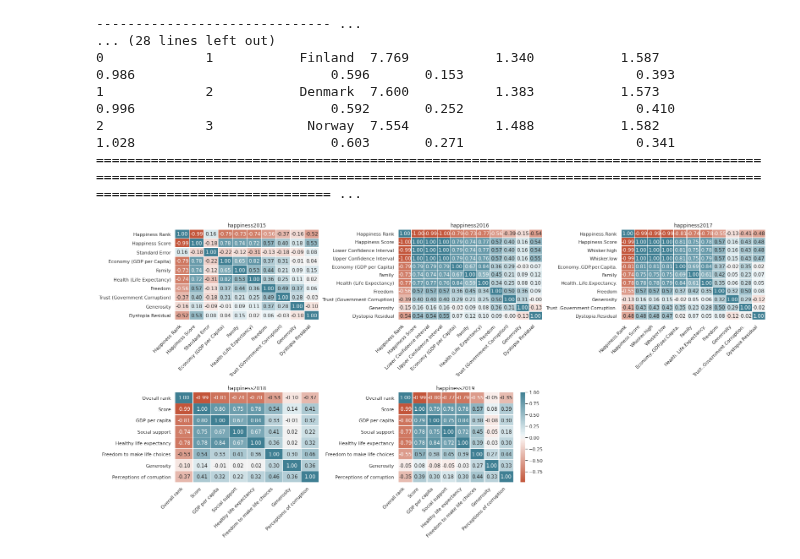
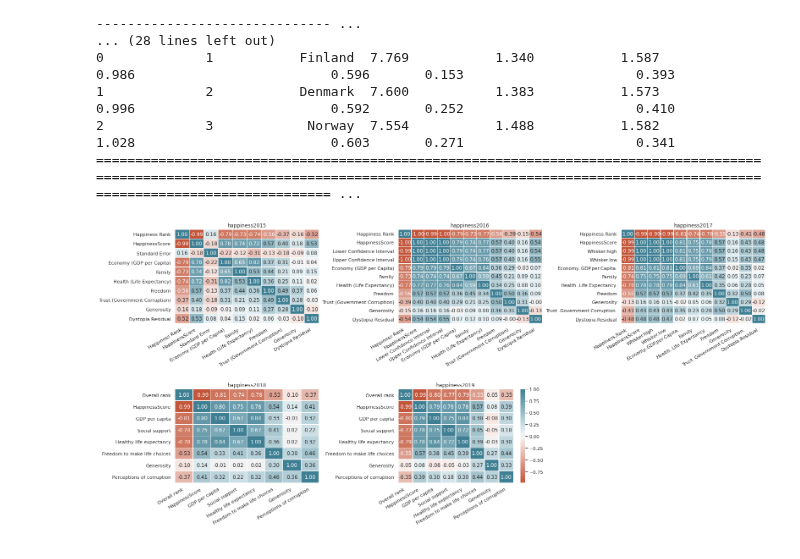
Before and after one commit to ArminD93/WorldHappinessReport, a Jupyter notebook: WorldHappinessReport_podsumowanie.ipynb, the cells around one changed output. Saved outputs shown, nothing was run; the diff lists cells and outputs as text; code cells hidden in the pictures.

```diff
--- a/WorldHappinessReport_podsumowanie.ipynb
+++ b/WorldHappinessReport_podsumowanie.ipynb
@@ -85,37 +86,47 @@ print('='*250)
 1             2           Denmark  7.600           1.383           1.573                    0.996                         0.592       0.252                      0.410
 2             3            Norway  7.554           1.488           1.582                    1.028                         0.603       0.271                      0.341
 ======================================================================================================================================================================================================== ...
+# %%
+reports_dict = {'happiness2015' : happiness2015,
+                'happiness2016' : happiness2016,
+                'happiness2017' : happiness2017,
+                'happiness2018' : happiness2018,
+                'happiness2019' : happiness2019
+               }
+
+newColNames = { 'Happiness Score'  :   'HappinessScore',
+                'Happiness.Score'  :   'HappinessScore',
+                'Score'            :   'HappinessScore',
+
+              }
+
+for report in reports_dict.values():
+  report.rename(columns=newColNames, inplace=True)
 # %%
-reports_dict = {'happiness2015' : happiness2015,
-                'happiness2016' : happiness2016,
-                'happiness2017' : happiness2017,
-                'happiness2018' : happiness2018,
-                'happiness2019' : happiness2019}
-
 reportNo = 0
 cols = 3
 rows = 2
 set_cbar = False
 
 fig = plt.figure(figsize=(25,11))
-fig.subplots_adjust(hspace=0.8, wspace=0.55)
+fig.subplots_adjust(hspace=0.7, wspace=0.55)
 
 for i in range(1, 6):
       fig.add_subplot(rows, cols, i)
       report      = [ val for val in reports_dict.values() ][reportNo]
       report_name = [ key for key in reports_dict.keys()   ][reportNo]
 
       corr= report.corr()
 
       if i == 5:
         set_cbar=True
 
       g = sns.heatmap(corr, xticklabels=corr.columns.values, yticklabels=corr.columns.values, cbar=set_cbar, annot=True, fmt='.2f', linewidth=.3, cmap=sns.diverging_palette(20, 220, n=256))
-      g.set_xticklabels( g.get_xticklabels(), rotation=45,  horizontalalignment='right', fontweight='light' )
+      g.set_xticklabels( g.get_xticklabels(), rotation=30,  horizontalalignment='right', fontweight='light' )
       g.set( title= report_name)
       reportNo += 1
 
 
 plt.show()
 # %% [output]
-[figure, old version]
+[figure, new version]
```
Also changed, not shown: parts of 2 cells of this notebook.
